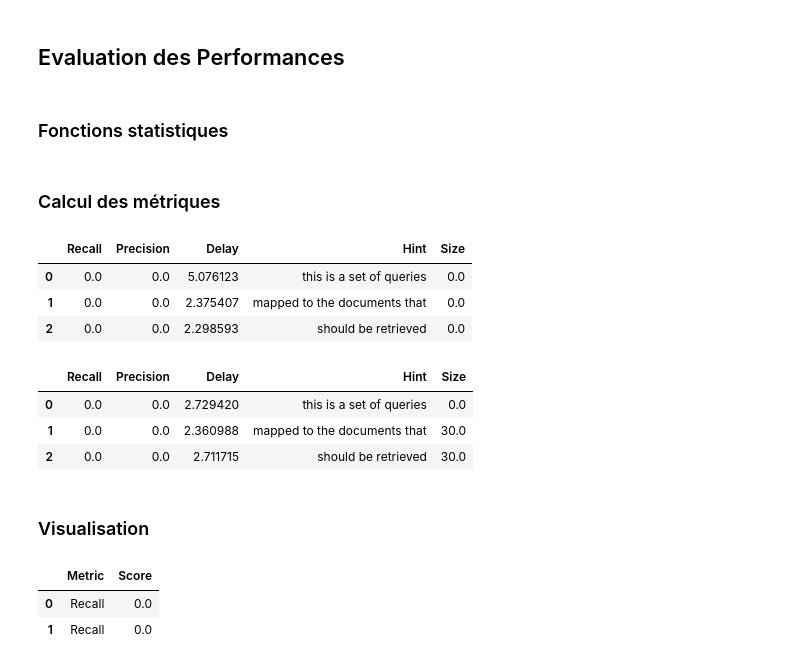
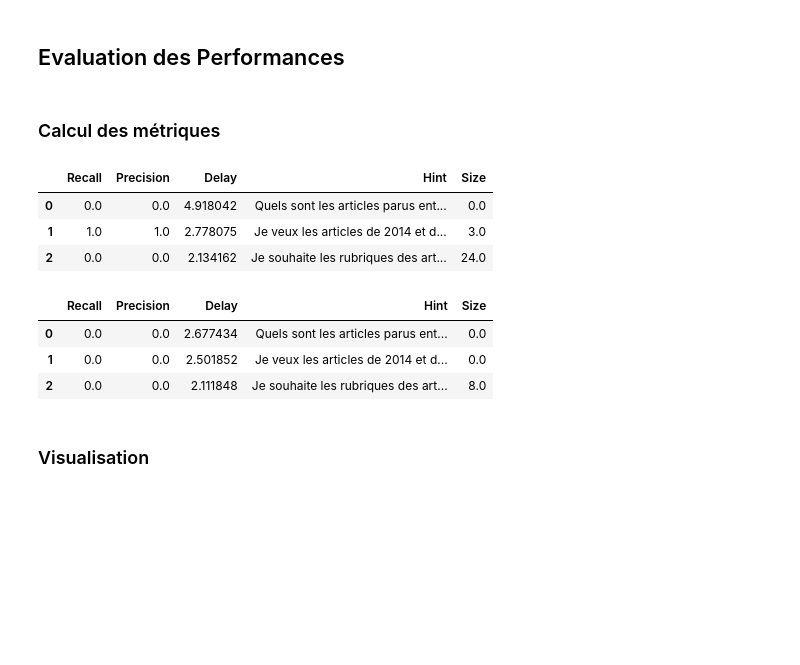
Before and after one commit to Ryustiel/LO17, a Jupyter notebook: evaluation.ipynb, the cells around one changed output. Drawn from its saved outputs; the diff is of its cells as text; code cells hidden in the pictures; blank space fills up the shorter version.

```diff
--- a/evaluation.ipynb
+++ b/evaluation.ipynb
@@ -9,15 +9,10 @@ from index import Document, Corpus, InvertedIndex, Query
 import pandas, os, re
 
 DATA_FOLDER = os.path.join(os.getcwd(), "output")
+INDEX_OUTPUT_DIR = os.path.join(DATA_FOLDER, "index_files")
 
 XML_INITIAL_FILE = os.path.join(DATA_FOLDER, "corpus_initial.xml")
 STEMMED_REPLACEMENTS = os.path.join(DATA_FOLDER, "stemmed_replacement.tsv")
 LEMMATIZED_REPLACEMENTS = os.path.join(DATA_FOLDER, "lemmatized_replacement.tsv")
 
-TEXTE_INDEX_FILE = os.path.join(DATA_FOLDER, "index_files", "texte_index.xml")
-LEGENDE_INDEX_FILE = os.path.join(DATA_FOLDER, "index_files", "legende_index.xml")
-TITRE_INDEX_FILE = os.path.join(DATA_FOLDER, "index_files", "titre_index.xml")
-
 STORAGE_TAGS = {"Corpus": "corpus", "documents": "bulletins", "Document": "bulletin", "Image": "image"}
-
-STANDARDIZE: Callable[[str], str] = lambda x: re.sub(r"[^\w\s]", "", re.sub(r"'", " ", x.strip().lower()))
@@ -65,3 +31,0 @@ QueryParser().process_query("Quels sont les articles parus entre le 3 mars 2013
-# %%
-q = Query.build('Quels sont les articles parus entre le 3 mars 2013 et le 4 mai 2013 évoquant les Etats-Unis ?')
-q
@@ -69,0 +34,3 @@ Query(keywords=[], keywords_operator='AND', rubriques=[], excluded_keywords=[],
+# %%
+lemma_substitutions = pandas.read_csv(LEMMATIZED_REPLACEMENTS, sep="\t", encoding="utf-8", index_col=0, header=None).to_dict()[1]
+stem_substitutions = pandas.read_csv(STEMMED_REPLACEMENTS, sep="\t", encoding="utf-8", index_col=0, header=None).to_dict()[1]
@@ -91,9 +79,7 @@ search("montre moi les articles qui parlent de environnement minimum depuis juil
 ## Evaluation des Performances
 # %%
 TRUTH: Dict[str, List[Document]] = {
-    "this is a set of queries": ["123"],
-    "mapped to the documents that": ["456"],
-    "should be retrieved": ["123", "456"],
-} # TODO : Récupérer les exemples de recherche de Raphael
+    "Quels sont les articles parus entre le 3 mars 2013 et le 4 mai 2013 évoquant les Etats-Unis ?": ["72932.htm"],
+    "Je veux les articles de 2014 et de la rubrique Focus et parlant de la santé": ["75458.htm", "75459.htm", "76507.htm"],
+    "Je souhaite les rubriques des articles parlant de nutrition ou de vins.": ["Focus", "Au coeur des régions", "Du côté des pôles", "Actualité Innovation", "A lire"],
+}
-# %% [markdown]
-### Fonctions statistiques
@@ -104,51 +88,42 @@ search_function: Callable[[str], List[str]] = lambda x: [d.document_id for d in
 # %%
 import pandas, datetime
 
-DATA: Dict[str, pandas.DataFrame] = {name: pandas.DataFrame(columns=["Recall", "Precision", "Delay", "Hint"]) for name in ["spacy", "stem"]}
+CASES = ["ia_lemma", "ia_stem", "reg_lemma", "reg_stem"]
+EVALUATORS = [recherche_lemma_ia, recherche_stem_ia, recherche_lemma_regex, recherche_stem_regex]
 
-for layer, stat in zip(["spacy", "stem"], [search_function, search_function]):
+DATA: Dict[str, pandas.DataFrame] = {name: pandas.DataFrame(columns=["Recall", "Precision", "Delay", "Hint"]) for name in CASES}
+for layer, search in zip(CASES, EVALUATORS):
 
     for query, truth in TRUTH.items():
 
         start = datetime.datetime.now()
-        results = stat(query)
+        results = [d.document_id for d in search(query)]
 
         row = {
             "Recall":    len(set(results) & set(truth)) / len(truth),
             "Precision": len(set(results) & set(truth)) / len(results) if len(results) > 0 else 0.0,
             "Size":      len(results),
             "Delay":     (datetime.datetime.now() - start).total_seconds(),
             "Hint":      query,
         }
 
         DATA[layer] = pandas.concat([DATA[layer], pandas.DataFrame([row])], ignore_index=True)
 
-DATA["spacy"]
+DATA["ia_lemma"]
 # %% [output]
 |  | Recall | Precision | Delay | Hint | Size |
-| 0 | 0.0 | 0.0 | 5.076123 | this is a set of queries | 0.0 |
-| 1 | 0.0 | 0.0 | 2.375407 | mapped to the documents that | 0.0 |
-| 2 | 0.0 | 0.0 | 2.298593 | should be retrieved | 0.0 |
+| 0 | 0.0 | 0.0 | 4.918042 | Quels sont les articles parus ent... | 0.0 |
+| 1 | 1.0 | 1.0 | 2.778075 | Je veux les articles de 2014 et d... | 3.0 |
+| 2 | 0.0 | 0.0 | 2.134162 | Je souhaite les rubriques des art... | 24.0 |
 # %%
-DATA["stem"]
+DATA["ia_stem"]
 # %% [output]
 |  | Recall | Precision | Delay | Hint | Size |
-| 0 | 0.0 | 0.0 | 2.729420 | this is a set of queries | 0.0 |
-| 1 | 0.0 | 0.0 | 2.360988 | mapped to the documents that | 30.0 |
-| 2 | 0.0 | 0.0 | 2.711715 | should be retrieved | 30.0 |
+| 0 | 0.0 | 0.0 | 2.677434 | Quels sont les articles parus ent... | 0.0 |
+| 1 | 0.0 | 0.0 | 2.501852 | Je veux les articles de 2014 et d... | 0.0 |
+| 2 | 0.0 | 0.0 | 2.111848 | Je souhaite les rubriques des art... | 8.0 |
 # %% [markdown]
 ### Visualisation
-# %%
-df = DATA["spacy"].melt(
-    value_vars=["Recall","Precision","Delay"],
-    var_name="Metric",
-    value_name="Score"
-)
-df.head(2)
-# %% [output]
-|  | Metric | Score |
-| 0 | Recall | 0.0 |
-| 1 | Recall | 0.0 |
 # %%
 df = pandas.DataFrame(columns=["Delay", "Recall", "Precision", "Model"])
 for model, data in DATA.items():
```
Also changed, not shown: parts of 13 cells of this notebook, 4 other files.
